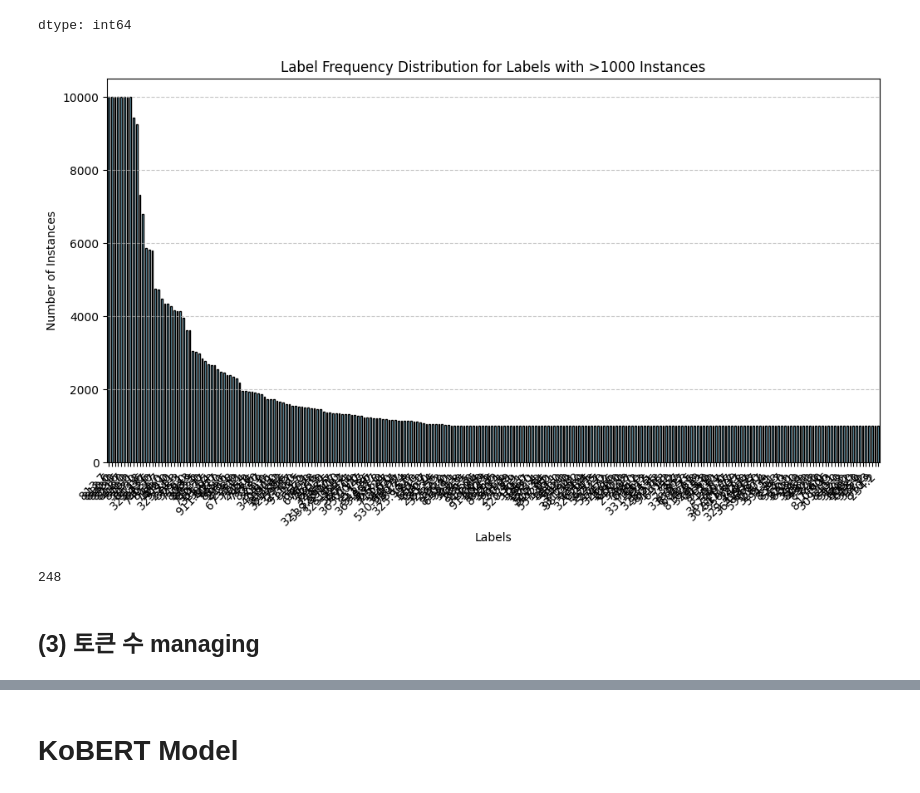
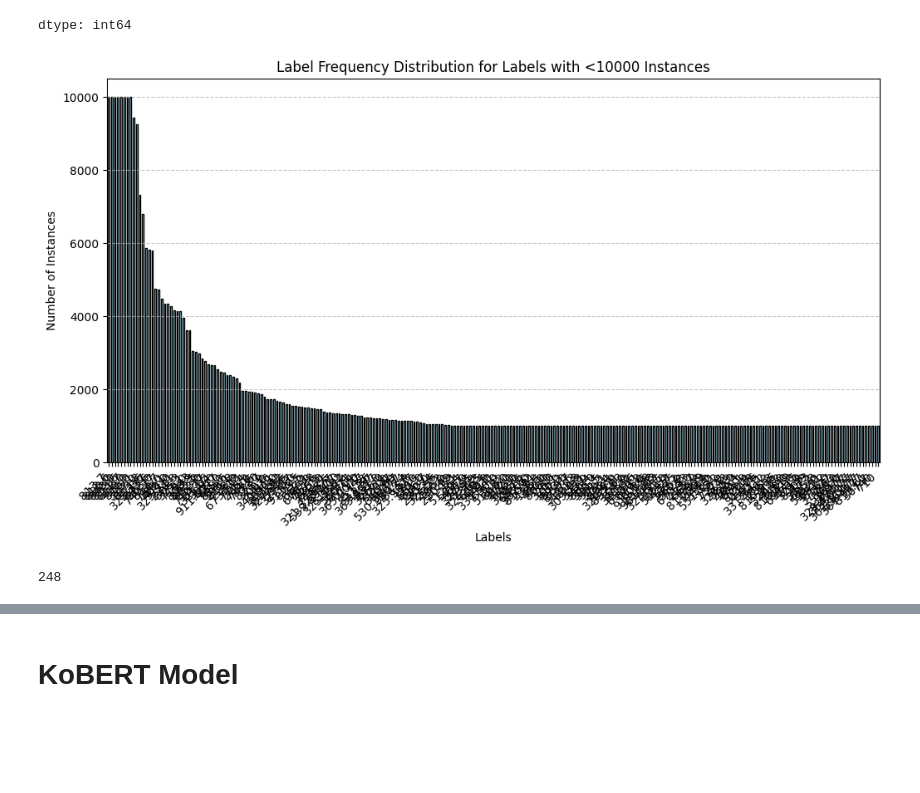
Before and after one commit to yudam-J/KDC-classification-with-BERT, a Jupyter notebook: KDC_classification(KoBERT_최소레코드_25_2_13).ipynb, the cells around one changed output, grey strips where cells are left out. Saved outputs shown, nothing was run; the diff lists cells and outputs as text; code cells hidden in the pictures; blank space fills up the shorter version.

```diff
--- a/KDC_classification(KoBERT_최소레코드_25_2_13).ipynb
+++ b/KDC_classification(KoBERT_최소레코드_25_2_13).ipynb
@@ -104,3 +20,5 @@ def get_book_descriptions(df, isbn_column, client_id, client_secret):
+# %%
+combined_df = pd.read_csv('/content/kdc_data.csv', low_memory=False)
 # %% [markdown]
 #Data Preprocessing
 # %% [markdown]
@@ -315,0 +231,13 @@ combined_df['KDC_NM'] = combined_df['KDC_NM'].astype(str)
+# %%
+from collections import Counter  # Counter 객체를 collections 모듈에서 임포트
+
+label_counts = Counter(combined_df['KDC_NM'])
+labels_over_500 = {label for label, count in label_counts.items() if count > 500}
+
+# 필터링하여 새로운 데이터프레임 생성
+combined_df = combined_df[combined_df['KDC_NM'].isin(labels_over_500)].copy()
+
+# 결과 확인
+print(combined_df.shape)
+print(combined_df['KDC_NM'].value_counts())
+print(len(combined_df['KDC_NM'].value_counts()))
@@ -586,7 +489,7 @@ def augment_data(data, label_column, text_column, target_count):
     final_data = pd.concat([data, augmented_df], ignore_index=True)
     return final_data
 # %%
-augmented_df = augment_data(df_over4000, "KDC_NM", "description", 5000)
+augmented_df = augment_data(combined_df, "KDC_NM", "description", 1000)
 # %%
 # 그래프 그리기
 plt.figure(figsize=(12, 6))
@@ -689,18 +588,16 @@ final_df = final_df.dropna(subset=['description'])
 # %%
 # 그래프 그리기
 plt.figure(figsize=(12, 6))
 final_df['KDC_NM'].value_counts().plot(kind='bar', color='skyblue', edgecolor='black')
-plt.title('Label Frequency Distribution for Labels with >1000 Instances')
+plt.title('Label Frequency Distribution for Labels with <10000 Instances')
 plt.xlabel('Labels')
 plt.ylabel('Number of Instances')
 plt.xticks(rotation=45, ha='right')
 plt.grid(axis='y', linestyle='--', alpha=0.7)
 plt.show()
 # %% [output]
-[figure, old version]
+[figure, new version]
 # %%
 len(final_df['KDC_NM'].unique())
 # %% [output]
 248
-# %% [markdown]
-## (3) 토큰 수 managing
```
Also changed, not shown: parts of 30 cells of this notebook.
